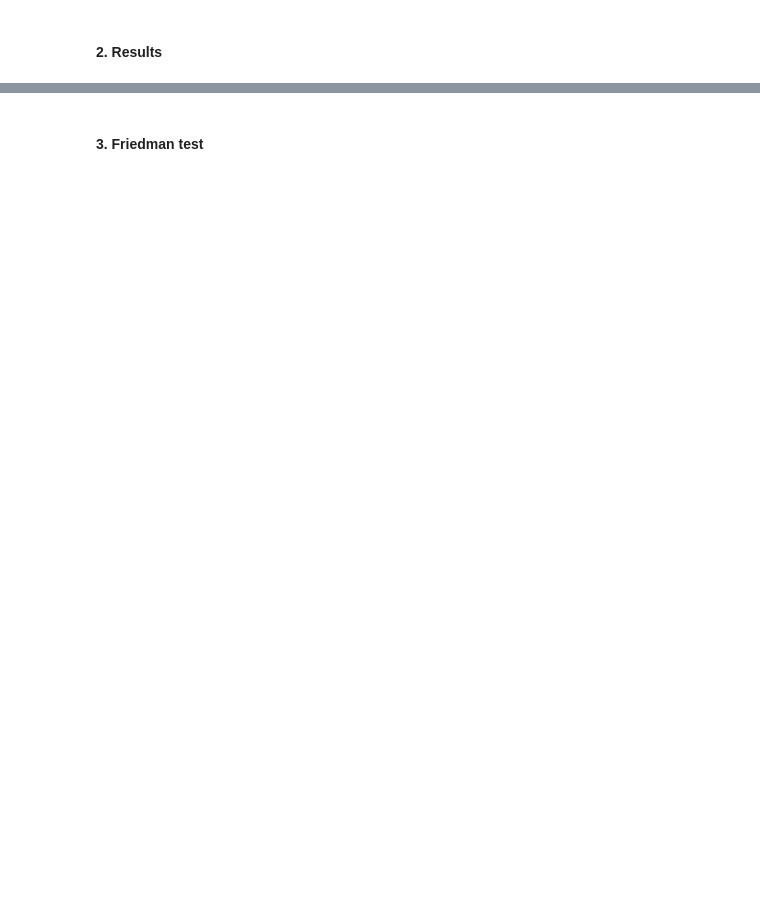
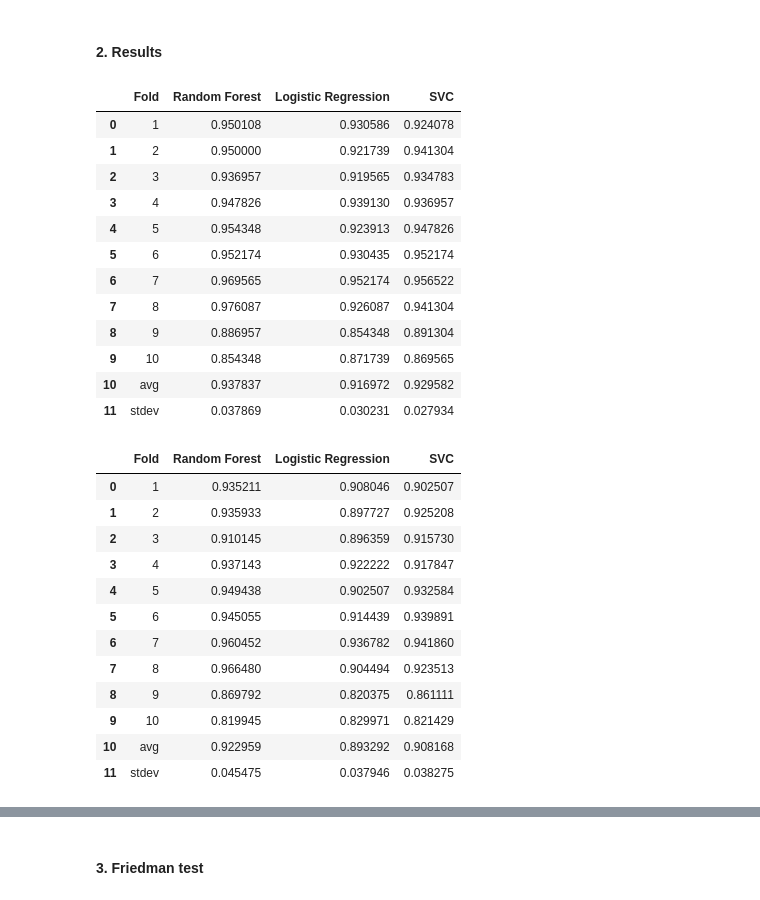
Before and after one commit to Caoze1/dv2599_a2, a Jupyter notebook: book.ipynb, the cells around one changed output, grey strips where cells are left out. Drawn from its saved outputs; the diff is of its cells as text; code cells hidden in the pictures; blank space fills up the shorter version.

```diff
--- a/book.ipynb
+++ b/book.ipynb
@@ -94,23 +88,2 @@ x_train_scaled.describe().round(2)
 # %% [markdown]
 #### 1. Stratified ten-fold cross-validation
-# %%
-# Initialize ten-fold cross-validation
-skf = StratifiedKFold(n_splits=10)
-
-# Initialize models
-rf = RandomForestClassifier()
-lr = LogisticRegression()
-nb = GaussianNB()
-
-models = [("Random Forest", rf), ("Logistic Regression", lr), ("Naive Bayes", nb)]
-df_scores = pd.DataFrame({'Fold':[1,2,3,4,5,6,7,8,9,10,'avg', 'stdev']})
-
-# Stratified K-fold for each model
-for model_name, model in models:
-    cv_score = cross_val_score(model, x_train_scaled, y_train, cv=skf, scoring="accuracy")
-    df_scores[model_name] = np.append(cv_score, [stat.mean(cv_score), stat.stdev(cv_score)])
-
-display(df_scores)
-
-# Save to csv
-df_scores.to_csv('df_scores_1.csv', index=False)
@@ -131,2 +114,51 @@ df_scores.to_csv('df_scores_1.csv', index=False)
 # %% [markdown]
 #### 2. Results
+# %%
+column_1 = {"Fold":[1,2,3,4,5,6,7,8,9,10,"avg", "stdev"]}
+
+### Create accuracy, f1 and time dataframes
+df_acc = pd.DataFrame(column_1)
+df_f1 = pd.DataFrame(column_1)
+df_time = pd.DataFrame(column_1)
+
+### Add data to dataframes
+for model_name in model_data:
+    for score_id, df in zip(score_types, (df_time, df_acc, df_f1)):
+        score = model_data[model_name][score_id]
+        df[model_name] = np.append(score, [stat.mean(score), stat.stdev(score)])
+
+### Save tables
+df_time.round(4).to_csv(f"df_time.csv", index=False)
+df_acc.round(4).to_csv(f"df_acc.csv", index=False)
+df_f1.round(4).to_csv(f"df_f1.csv", index=False)
+
+display(df_acc)
+display(df_f1)
+display(df_time)
+# %% [output]
+|  | Fold | Random Forest | Logistic Regression | SVC |
+| 0 | 1 | 0.950108 | 0.930586 | 0.924078 |
+| 1 | 2 | 0.950000 | 0.921739 | 0.941304 |
+| 2 | 3 | 0.936957 | 0.919565 | 0.934783 |
+| 3 | 4 | 0.947826 | 0.939130 | 0.936957 |
+| 4 | 5 | 0.954348 | 0.923913 | 0.947826 |
+| 5 | 6 | 0.952174 | 0.930435 | 0.952174 |
+| 6 | 7 | 0.969565 | 0.952174 | 0.956522 |
+| 7 | 8 | 0.976087 | 0.926087 | 0.941304 |
+| 8 | 9 | 0.886957 | 0.854348 | 0.891304 |
+| 9 | 10 | 0.854348 | 0.871739 | 0.869565 |
+| 10 | avg | 0.937837 | 0.916972 | 0.929582 |
+| 11 | stdev | 0.037869 | 0.030231 | 0.027934 |
+|  | Fold | Random Forest | Logistic Regression | SVC |
+| 0 | 1 | 0.935211 | 0.908046 | 0.902507 |
+| 1 | 2 | 0.935933 | 0.897727 | 0.925208 |
+| 2 | 3 | 0.910145 | 0.896359 | 0.915730 |
+| 3 | 4 | 0.937143 | 0.922222 | 0.917847 |
+| 4 | 5 | 0.949438 | 0.902507 | 0.932584 |
+| 5 | 6 | 0.945055 | 0.914439 | 0.939891 |
+| 6 | 7 | 0.960452 | 0.936782 | 0.941860 |
+| 7 | 8 | 0.966480 | 0.904494 | 0.923513 |
+| 8 | 9 | 0.869792 | 0.820375 | 0.861111 |
+| 9 | 10 | 0.819945 | 0.829971 | 0.821429 |
+| 10 | avg | 0.922959 | 0.893292 | 0.908168 |
+| 11 | stdev | 0.045475 | 0.037946 | 0.038275 |
```
Also changed, not shown: parts of 8 cells of this notebook, 8 other files.
